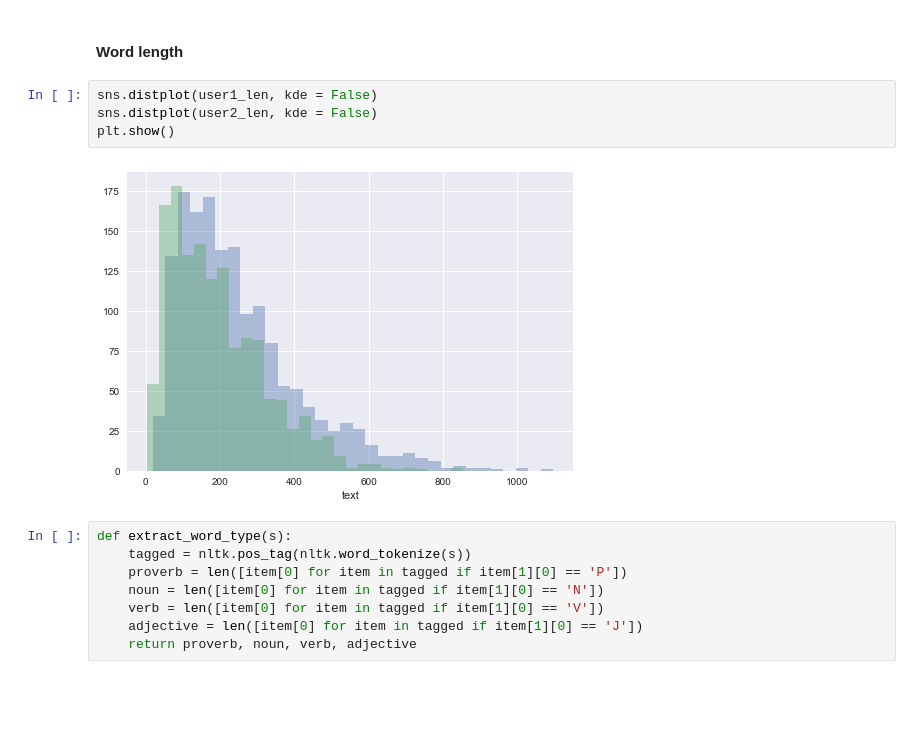
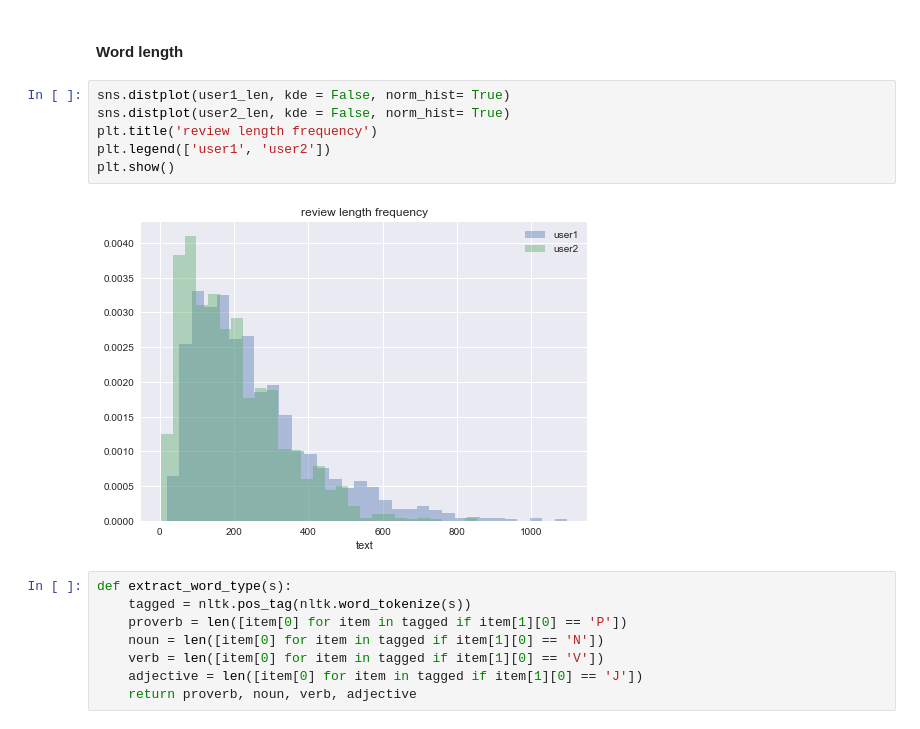
Before and after one commit to CornellDataScience/NLP_Research-FA17, a Jupyter notebook: kenta/week2.ipynb, the cells around one changed output. Saved outputs shown, nothing was run; the diff lists cells and outputs as text; blank space fills up the shorter version.

```diff
--- a/kenta/week2.ipynb
+++ b/kenta/week2.ipynb
@@ -85,11 +93,13 @@ user2_len = user2['text'].apply(lambda x : sentence_length(x))
 # %% [markdown]
 #### Word length
 # %%
-sns.distplot(user1_len, kde = False)
-sns.distplot(user2_len, kde = False)
+sns.distplot(user1_len, kde = False, norm_hist= True)
+sns.distplot(user2_len, kde = False, norm_hist= True)
+plt.title('review length frequency')
+plt.legend(['user1', 'user2'])
 plt.show()
 # %% [output]
-[figure, old version]
+[figure, new version]
 # %%
 def extract_word_type(s):
     tagged = nltk.pos_tag(nltk.word_tokenize(s))
```
Also changed, not shown: parts of 27 cells of this notebook.
